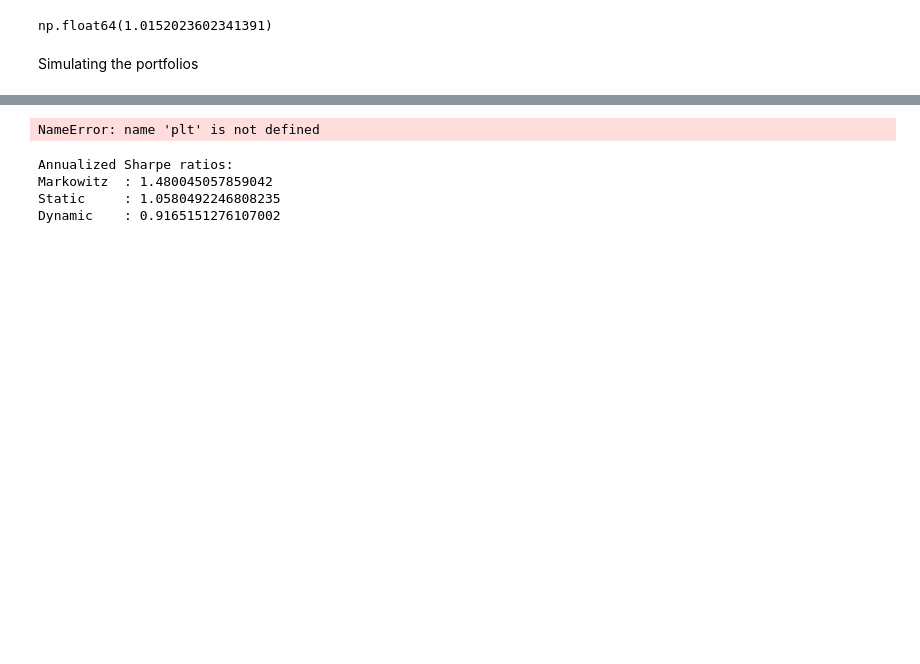
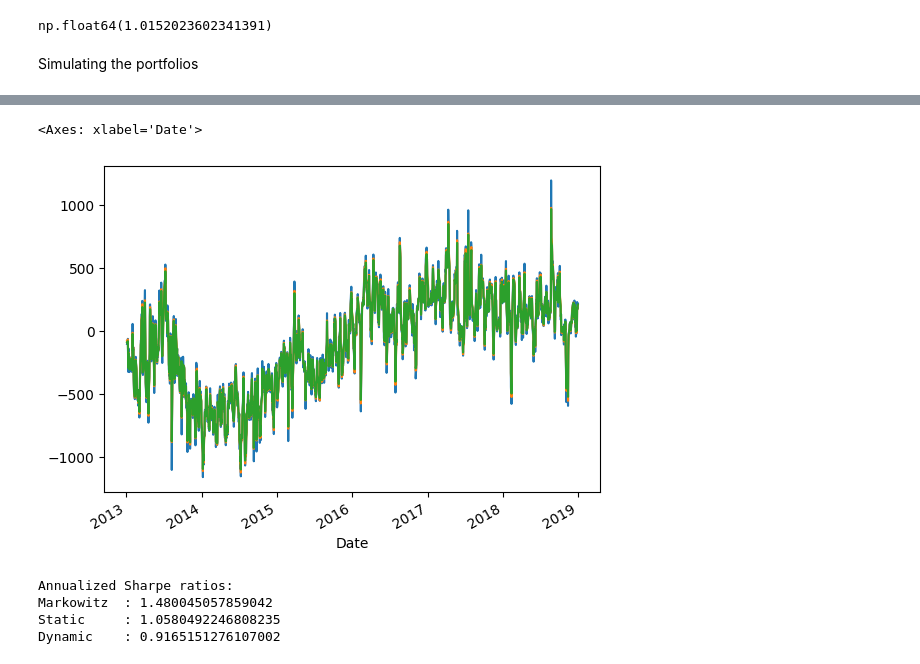
Before and after one commit to rayanmellouk/Research-project, a Jupyter notebook: Dynamic trading/simulation.ipynb, the cells around one changed output, grey strips where cells are left out. Drawn from its saved outputs; the diff is of its cells as text; code cells hidden in the pictures; blank space fills up the shorter version.

```diff
--- a/Dynamic trading/simulation.ipynb
+++ b/Dynamic trading/simulation.ipynb
@@ -267,9 +267,14 @@ static_pos['GC=F'].plot()
+# %%
+from simulate_quadratic_trajectory import simulate_quadratic_trajectory
+
+res = simulate_quadratic_trajectory()
 # %%
-plt.figure()
-markowitz_pos['GC=F'].plot()
-dynamic_pos['CL=F'].plot()
+res.markowitz_positions['CL=F'].plot()
+res.static_positions['CL=F'].plot()
+res.dynamic_positions['CL=F'].plot()
 # %% [output]
-NameError: name 'plt' is not defined
+<Axes: xlabel='Date'>
+[figure, added]
 # %%
 def annualized_sharpe(pnl_series):
     daily_mean = pnl_series.mean()
```
Also changed, not shown: parts of 2 cells of this notebook, 4 other files.
